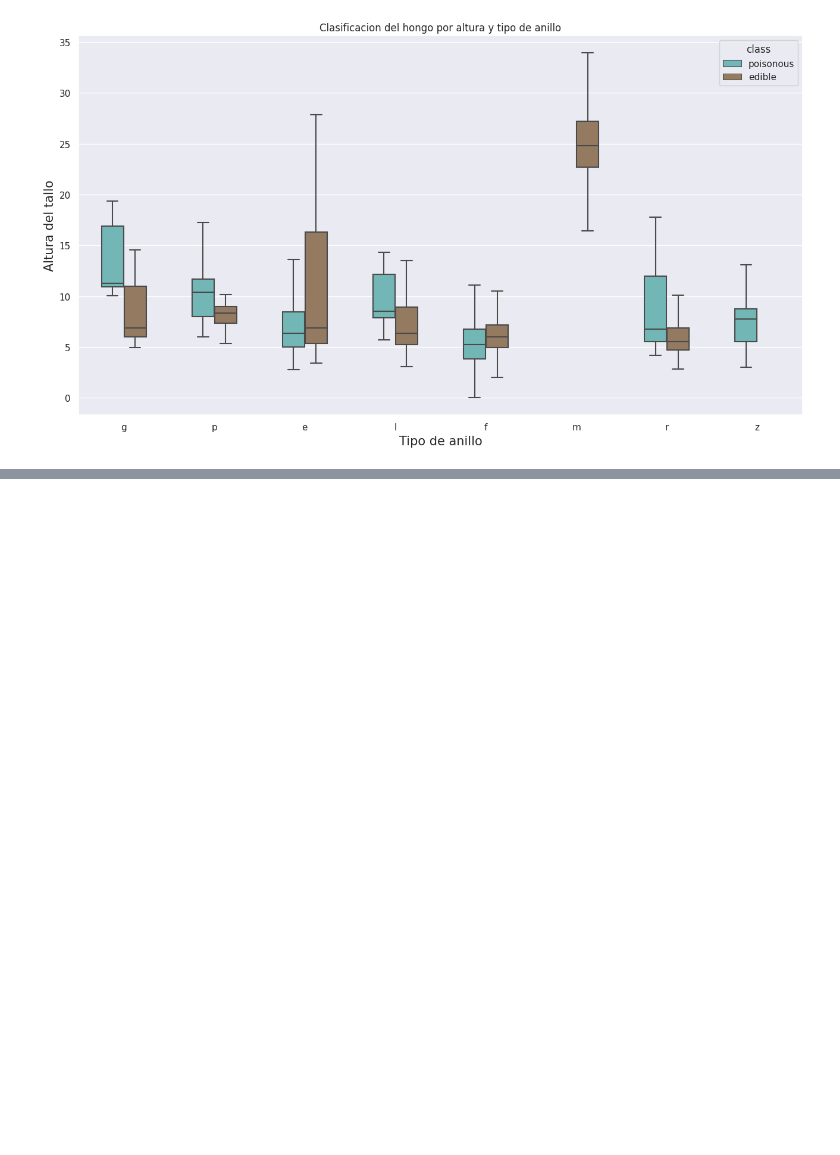
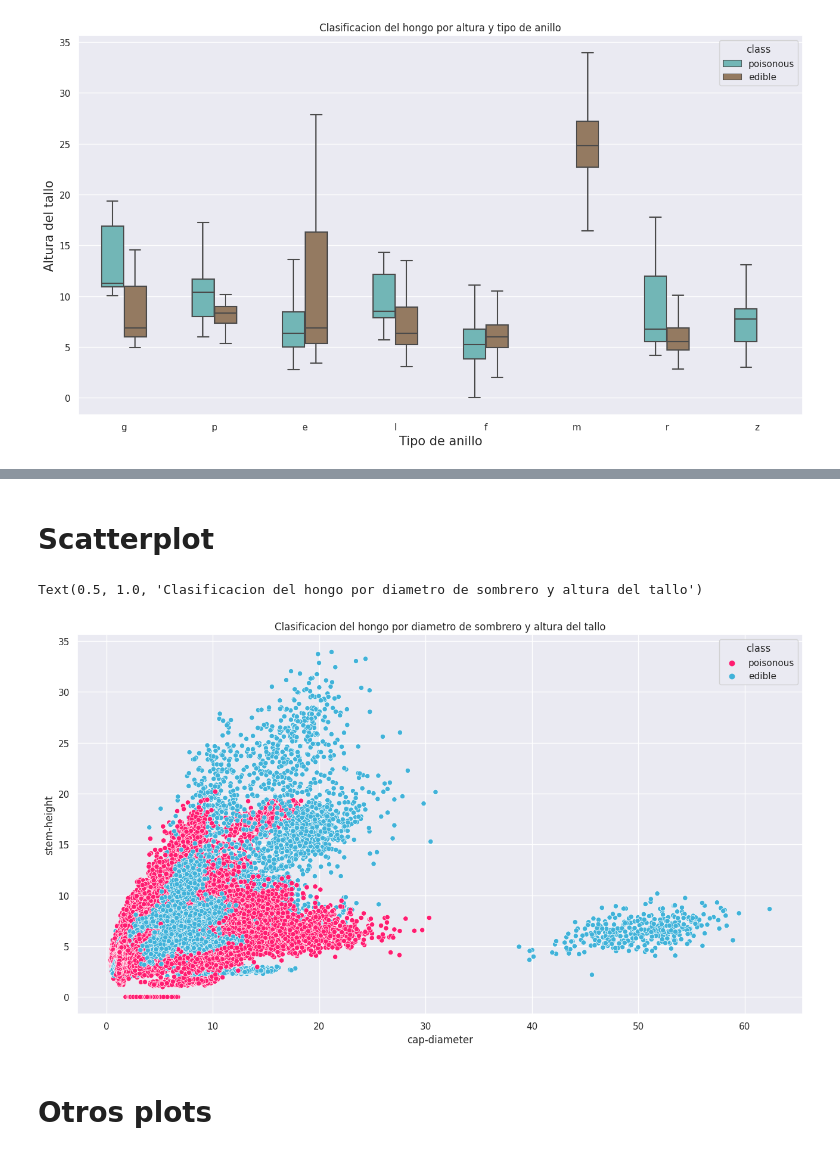
Before and after one commit to LucasVCorrea/Data-Science, a Jupyter notebook: mushrooms_analisis/analisis_exploratorio_plots.ipynb, the cells around one changed output, grey strips where cells are left out. Saved outputs shown, nothing was run; the diff lists cells and outputs as text; code cells hidden in the pictures; blank space fills up the shorter version.

```diff
--- a/mushrooms_analisis/analisis_exploratorio_plots.ipynb
+++ b/mushrooms_analisis/analisis_exploratorio_plots.ipynb
@@ -194,0 +236,10 @@ Text(0, 0.5, 'Altura del tallo')
+# %% [markdown]
+# Scatterplot
+# %%
+sns.scatterplot(data=data_frame , x="cap-diameter", y="stem-height", hue = "class",  palette = {'edible':'#40b2d9', 'poisonous': '#ff1c70'} )
+plt.title("Clasificacion del hongo por diametro de sombrero y altura del tallo")
+# %% [output]
+Text(0.5, 1.0, 'Clasificacion del hongo por diametro de sombrero y altura del tallo')
+[figure, added]
+# %% [markdown]
+# Otros plots
```
Also changed, not shown: parts of 16 cells of this notebook.
